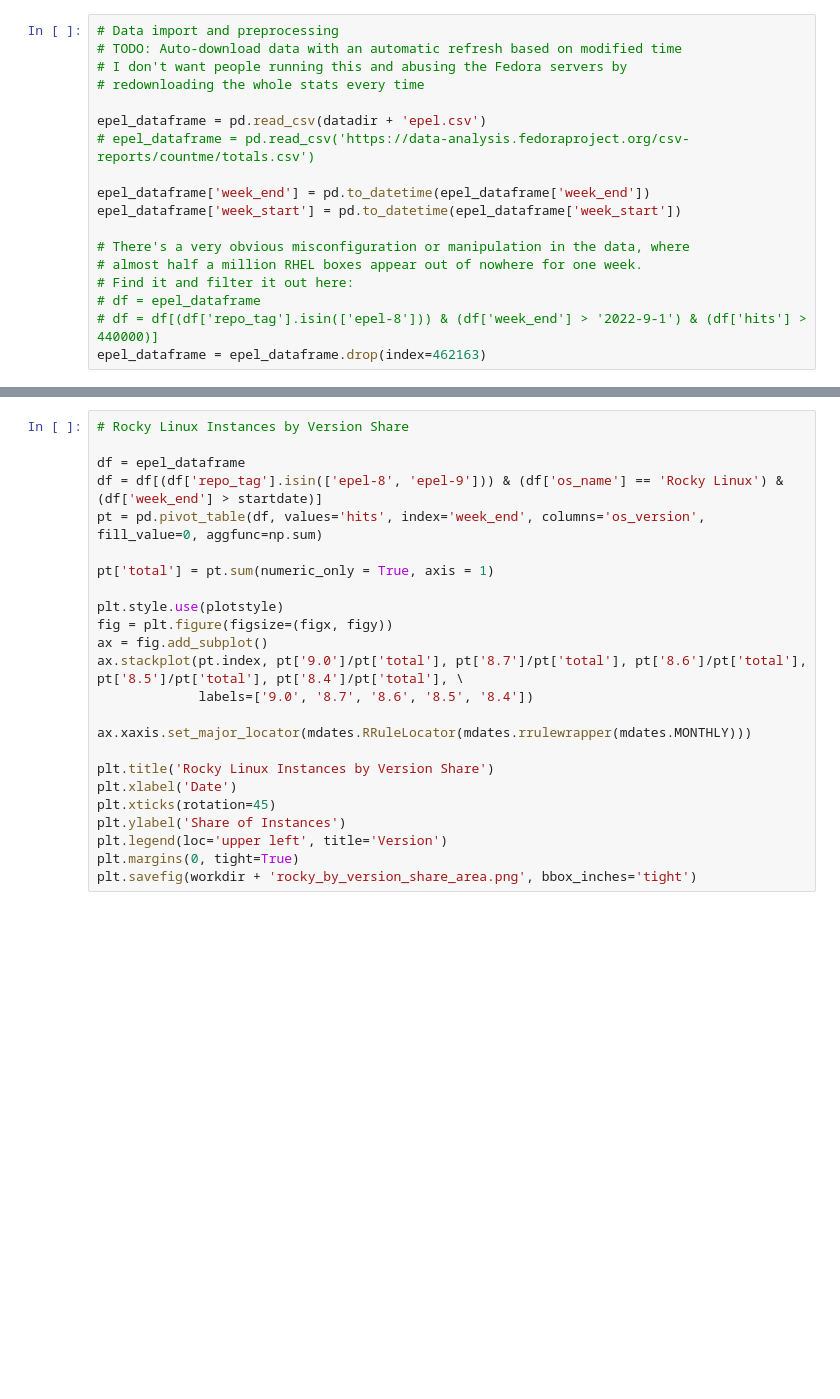
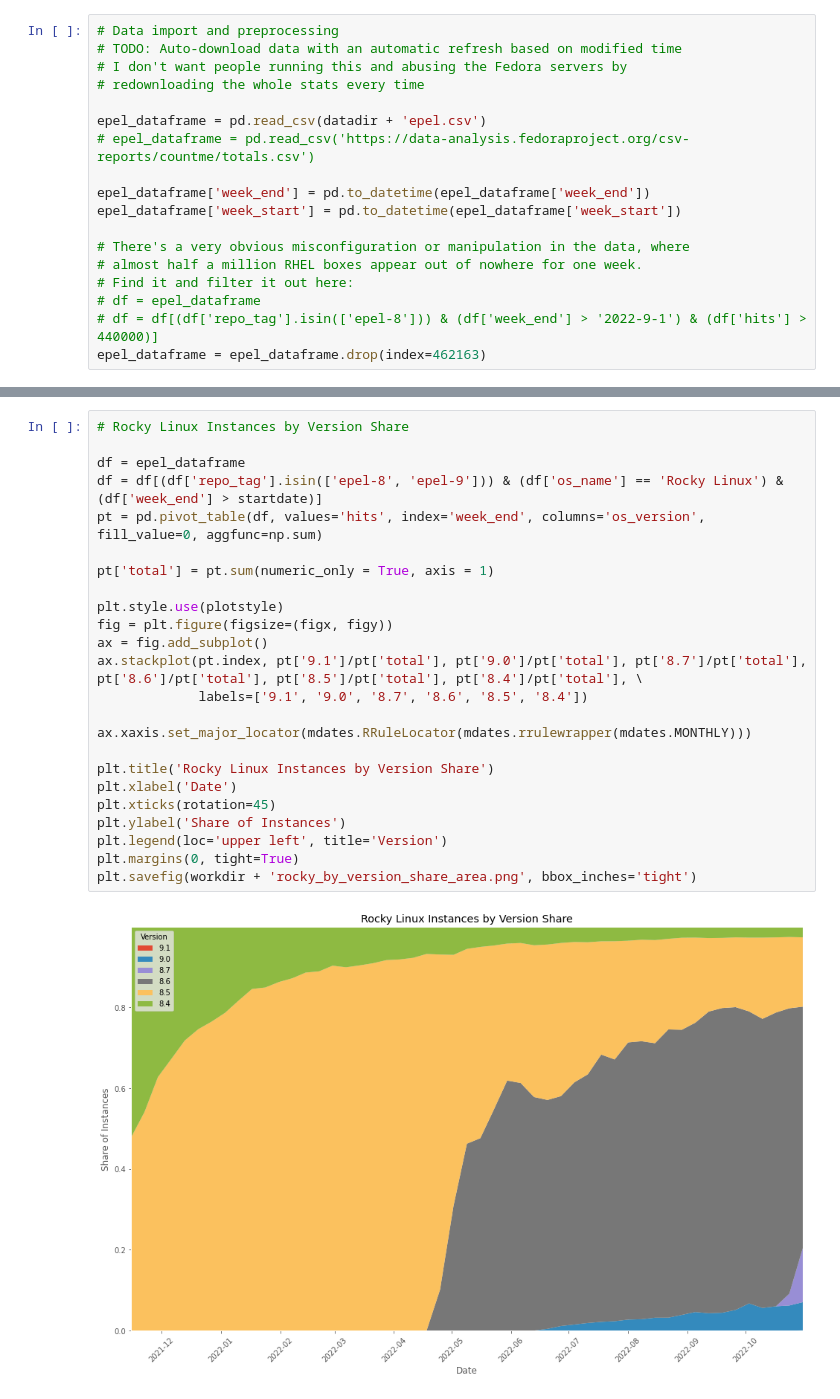
Before and after one commit to brianclemens/rocky-stats, a Jupyter notebook: epel.ipynb, the cells around one changed output, grey strips where cells are left out. Cells and saved outputs as stored; diff of their text form; blank space fills up the shorter version.

```diff
--- a/epel.ipynb
+++ b/epel.ipynb
@@ -396,24 +410,26 @@ plt.savefig(workdir + 'el_by_age_distro_bars.png', bbox_inches='tight')
 # %%
 # Rocky Linux Instances by Version Share
 
 df = epel_dataframe
 df = df[(df['repo_tag'].isin(['epel-8', 'epel-9'])) & (df['os_name'] == 'Rocky Linux') & (df['week_end'] > startdate)]
 pt = pd.pivot_table(df, values='hits', index='week_end', columns='os_version', fill_value=0, aggfunc=np.sum)
 
 pt['total'] = pt.sum(numeric_only = True, axis = 1)
 
 plt.style.use(plotstyle)
 fig = plt.figure(figsize=(figx, figy))
 ax = fig.add_subplot()
-ax.stackplot(pt.index, pt['9.0']/pt['total'], pt['8.7']/pt['total'], pt['8.6']/pt['total'], pt['8.5']/pt['total'], pt['8.4']/pt['total'], \
-             labels=['9.0', '8.7', '8.6', '8.5', '8.4'])
+ax.stackplot(pt.index, pt['9.1']/pt['total'], pt['9.0']/pt['total'], pt['8.7']/pt['total'], pt['8.6']/pt['total'], pt['8.5']/pt['total'], pt['8.4']/pt['total'], \
+             labels=['9.1', '9.0', '8.7', '8.6', '8.5', '8.4'])
 
 ax.xaxis.set_major_locator(mdates.RRuleLocator(mdates.rrulewrapper(mdates.MONTHLY)))
 
 plt.title('Rocky Linux Instances by Version Share')
 plt.xlabel('Date')
 plt.xticks(rotation=45)
 plt.ylabel('Share of Instances')
 plt.legend(loc='upper left', title='Version')
 plt.margins(0, tight=True)
 plt.savefig(workdir + 'rocky_by_version_share_area.png', bbox_inches='tight')
+# %% [output]
+[figure, added]
```
Also changed, not shown: parts of 11 cells of this notebook.
